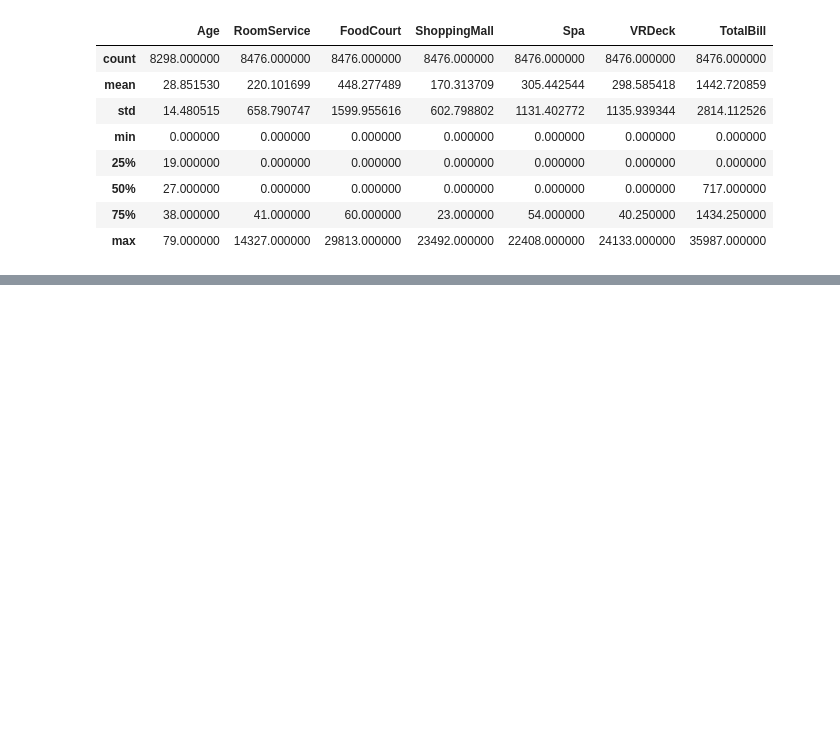
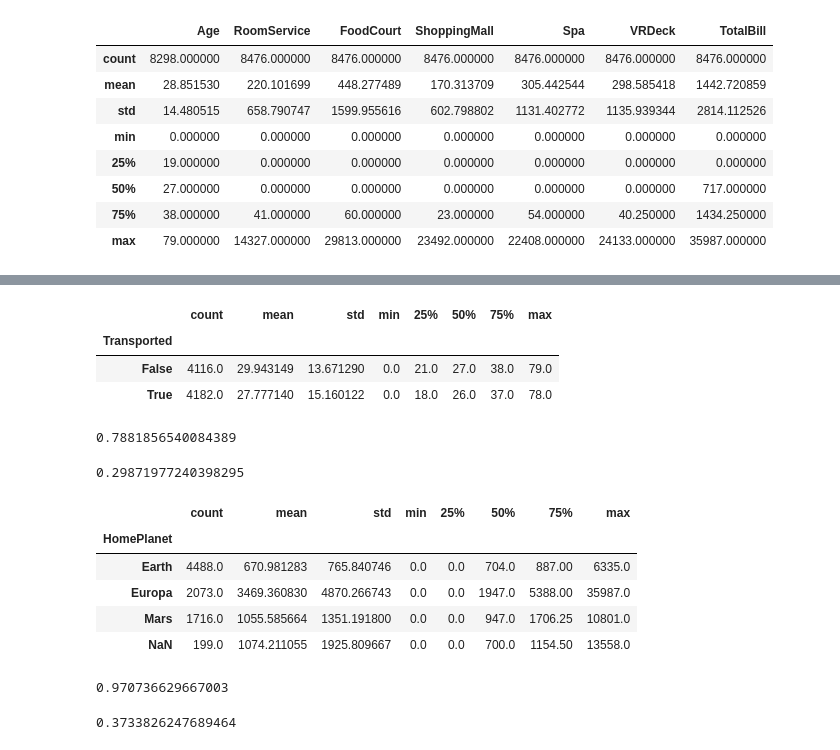
Before and after one commit to Vetle960/space-titanic-kaggle, a Jupyter notebook: eda.ipynb, the cells around one changed output, grey strips where cells are left out. Cells and saved outputs as stored; diff of their text form; code cells hidden in the pictures; blank space fills up the shorter version.

```diff
--- a/eda.ipynb
+++ b/eda.ipynb
@@ -382,0 +385,37 @@ df_in_use.describe()
+# %%
+df_in_use.groupby('Transported')['Age'].describe()
+# %% [output]
+|  | count | mean | std | min | 25% | 50% | 75% | max |
+| Transported |  |  |  |  |  |  |  |  |
+| False | 4116.0 | 29.943149 | 13.671290 | 0.0 | 21.0 | 27.0 | 38.0 | 79.0 |
+| True | 4182.0 | 27.777140 | 15.160122 | 0.0 | 18.0 | 26.0 | 37.0 | 78.0 |
+# %%
+# looking at if spending category matters
+
+#easiest is has spent money
+
+df_in_use.query("TotalBill == 0").Transported.mean()
+# %% [output]
+0.7881856540084389
+# %%
+df_in_use.query("TotalBill != 0").Transported.mean()
+# %% [output]
+0.29871977240398295
+# %%
+df_in_use.groupby('HomePlanet', dropna = False)['TotalBill'].describe()
+# %% [output]
+|  | count | mean | std | min | 25% | 50% | 75% | max |
+| HomePlanet |  |  |  |  |  |  |  |  |
+| Earth | 4488.0 | 670.981283 | 765.840746 | 0.0 | 0.0 | 704.0 | 887.00 | 6335.0 |
+| Europa | 2073.0 | 3469.360830 | 4870.266743 | 0.0 | 0.0 | 1947.0 | 5388.00 | 35987.0 |
+| Mars | 1716.0 | 1055.585664 | 1351.191800 | 0.0 | 0.0 | 947.0 | 1706.25 | 10801.0 |
+| NaN | 199.0 | 1074.211055 | 1925.809667 | 0.0 | 0.0 | 700.0 | 1154.50 | 13558.0 |
+# %%
+
+df_in_use.query("TotalBill == 0 and HomePlanet == 'Europa'").Transported.mean()
+# %% [output]
+0.970736629667003
+# %%
+df_in_use.query("TotalBill != 0 and HomePlanet == 'Europa'").Transported.mean()
+# %% [output]
+0.3733826247689464
```
Also changed, not shown: parts of 17 cells of this notebook.
